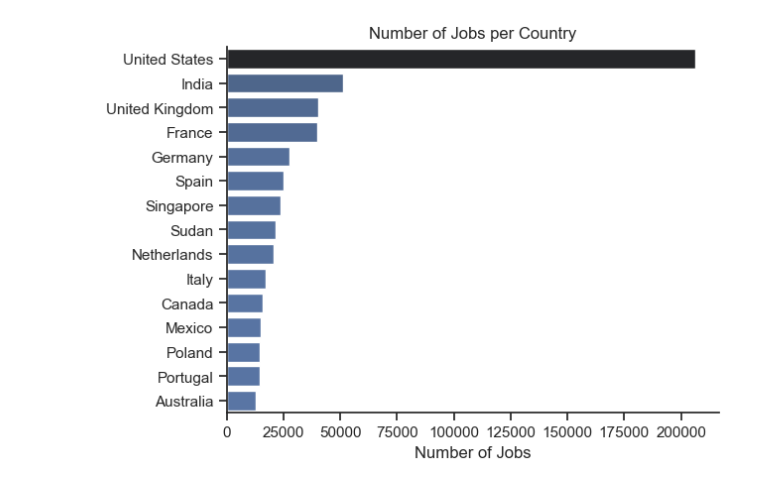
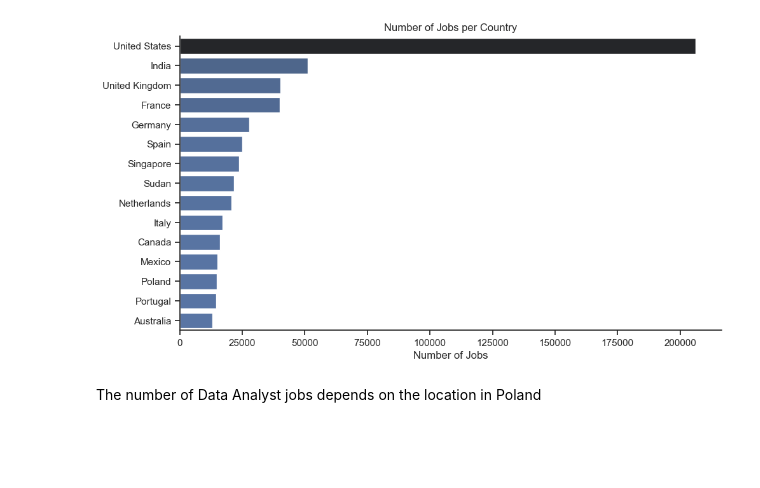
Before and after one commit to matcze/job_data_analysis, a Jupyter notebook: 1_dataset_analysis.ipynb, the cells around one changed output. Saved outputs shown, nothing was run; the diff lists cells and outputs as text; code cells hidden in the pictures; blank space fills up the shorter version.

```diff
--- a/1_dataset_analysis.ipynb
+++ b/1_dataset_analysis.ipynb
@@ -24,0 +45,3 @@ plt.show()
+# %%
+df_country = df['job_country'].value_counts().to_frame().head(15)
+df_country
@@ -25,13 +66,16 @@ plt.show()
 # %%
-df_plot = df['job_country'].value_counts().to_frame().head(15)
+plt.figure(figsize=(11,6))
+sns.set_theme(style='ticks')
+sns.barplot(data=df_country, x='count', y='job_country', hue='count', palette='dark:b_r', legend=False)
+sns.despine()
 
-sns.set_theme(style='ticks')
-sns.barplot(data=df_plot, x='count', y='job_country', hue='count', palette='dark:b_r', legend=False)
-sns.despine()
+
 plt.title('Number of Jobs per Country')
 plt.xlabel('Number of Jobs')
 plt.ylabel('')
 plt.show()
 # %% [output]
-[figure, old version]
+[figure, new version]
+# %% [markdown]
+The number of Data Analyst jobs depends on the location in Poland
 # %%
```
Also changed, not shown: parts of 11 cells of this notebook, 1 other file.
